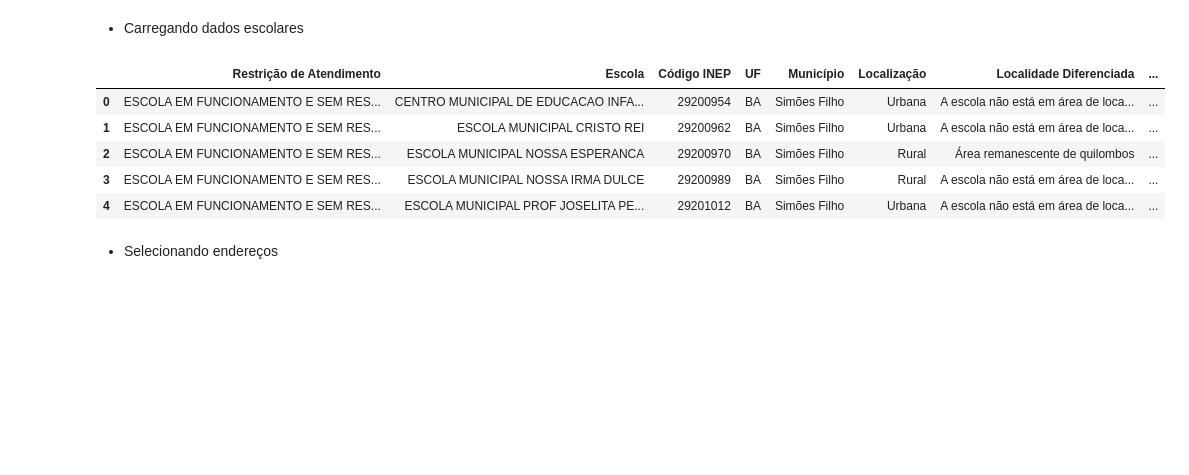
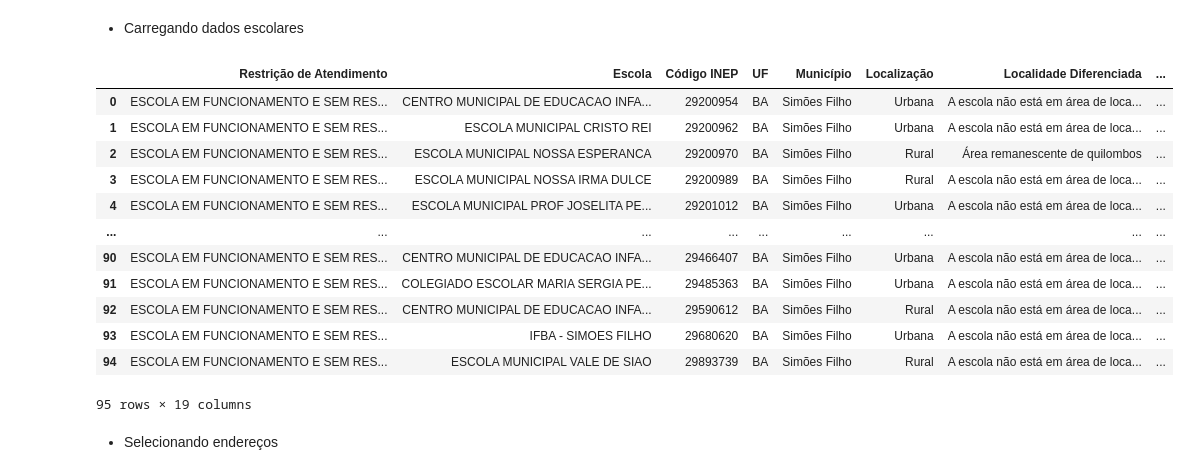
Before and after one commit to imagno/dados_eleitorais, a Jupyter notebook: colegiados_eleitorais_2024.ipynb, the cells around one changed output. Saved outputs shown, nothing was run; the diff lists cells and outputs as text; code cells hidden in the pictures; blank space fills up the shorter version.

```diff
--- a/colegiados_eleitorais_2024.ipynb
+++ b/colegiados_eleitorais_2024.ipynb
@@ -7,14 +7,21 @@ import pandas as pd
 # %%
 df_colegiados = pd.read_csv('dados/Análise - Tabela da lista das escolas - Detalhado.csv', sep=',', encoding='utf-8')
 
-df_colegiados.head()
+df_colegiados.head(100)
 # %% [output]
 |  | Restrição de Atendimento | Escola | Código INEP | UF | Município | Localização | Localidade Diferenciada | ... |
 | 0 | ESCOLA EM FUNCIONAMENTO E SEM RES... | CENTRO MUNICIPAL DE EDUCACAO INFA... | 29200954 | BA | Simões Filho | Urbana | A escola não está em área de loca... | ... |
 | 1 | ESCOLA EM FUNCIONAMENTO E SEM RES... | ESCOLA MUNICIPAL CRISTO REI | 29200962 | BA | Simões Filho | Urbana | A escola não está em área de loca... | ... |
 | 2 | ESCOLA EM FUNCIONAMENTO E SEM RES... | ESCOLA MUNICIPAL NOSSA ESPERANCA | 29200970 | BA | Simões Filho | Rural | Área remanescente de quilombos | ... |
 | 3 | ESCOLA EM FUNCIONAMENTO E SEM RES... | ESCOLA MUNICIPAL NOSSA IRMA DULCE | 29200989 | BA | Simões Filho | Rural | A escola não está em área de loca... | ... |
 | 4 | ESCOLA EM FUNCIONAMENTO E SEM RES... | ESCOLA MUNICIPAL PROF JOSELITA PE... | 29201012 | BA | Simões Filho | Urbana | A escola não está em área de loca... | ... |
+| ... | ... | ... | ... | ... | ... | ... | ... | ... |
+| 90 | ESCOLA EM FUNCIONAMENTO E SEM RES... | CENTRO MUNICIPAL DE EDUCACAO INFA... | 29466407 | BA | Simões Filho | Urbana | A escola não está em área de loca... | ... |
+| 91 | ESCOLA EM FUNCIONAMENTO E SEM RES... | COLEGIADO ESCOLAR MARIA SERGIA PE... | 29485363 | BA | Simões Filho | Urbana | A escola não está em área de loca... | ... |
+| 92 | ESCOLA EM FUNCIONAMENTO E SEM RES... | CENTRO MUNICIPAL DE EDUCACAO INFA... | 29590612 | BA | Simões Filho | Rural | A escola não está em área de loca... | ... |
+| 93 | ESCOLA EM FUNCIONAMENTO E SEM RES... | IFBA - SIMOES FILHO | 29680620 | BA | Simões Filho | Urbana | A escola não está em área de loca... | ... |
+| 94 | ESCOLA EM FUNCIONAMENTO E SEM RES... | ESCOLA MUNICIPAL VALE DE SIAO | 29893739 | BA | Simões Filho | Rural | A escola não está em área de loca... | ... |
+95 rows × 19 columns
 # %% [markdown]
 - Selecionando endereços
 # %%
```
Also changed, not shown: parts of 1 cell of this notebook.
